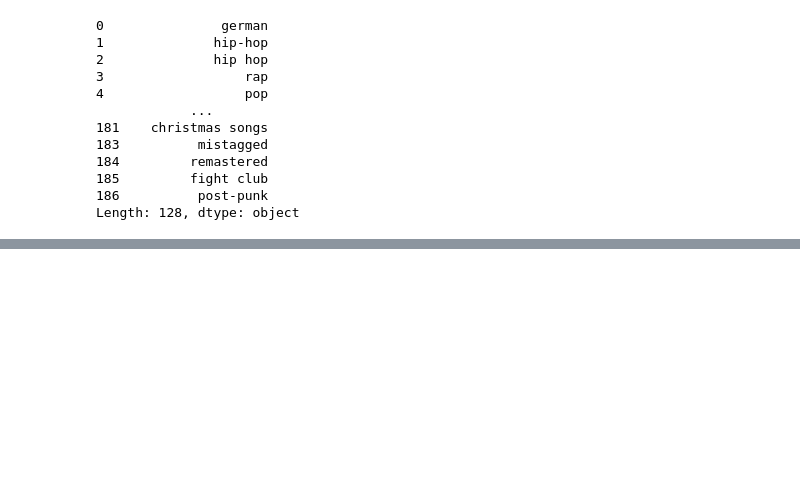
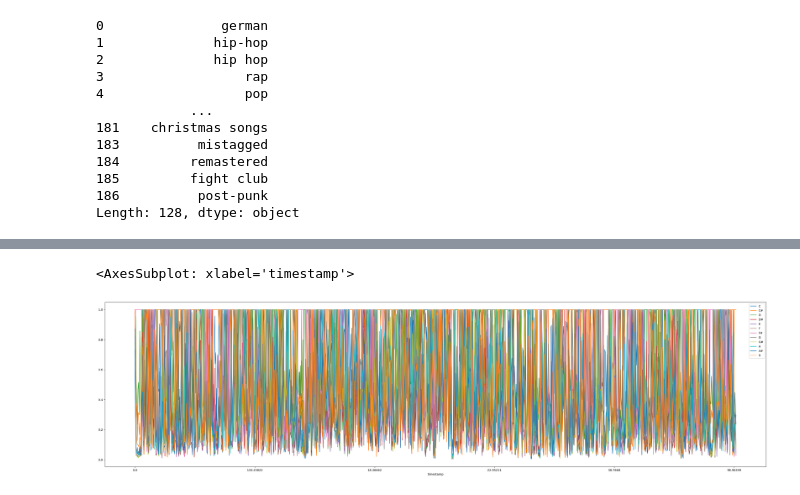
Before and after one commit to fweingartshofer/mc-ml, a Jupyter notebook: project/ml.ipynb, the cells around one changed output, grey strips where cells are left out. Saved outputs shown, nothing was run; the diff lists cells and outputs as text; code cells hidden in the pictures; blank space fills up the shorter version.

Commit message:
#16 preprocess pitches

```diff
--- a/project/ml.ipynb
+++ b/project/ml.ipynb
@@ -94,3 +92,21 @@ tags
 185         fight club
 186          post-punk
 Length: 128, dtype: object
+# %%
+pitch_symbol = ["C", "C#", "D", "D#", "E", "F", "F#", "G", "G#", "A", "A#", "B"]
+
+
+def pitch_trans(p):
+    pitch_frequency = list()
+    for timestamp in p:
+        pitch_dict = {"timestamp": float(timestamp)}
+        for i in range(0, len(p[timestamp])):
+            pitch_dict[pitch_symbol[i]] = p[timestamp][i]
+        pitch_frequency.append(pitch_dict)
+    return pitch_frequency
+
+def pitches_to_dataframe(p):
+    return pd.DataFrame(p).sort_values(by=["timestamp"])
+
+pitches = df["pitches"].apply(pitch_trans)
+df["pitches"] = pitches
@@ -96,0 +115,3 @@ Length: 128, dtype: object
+# %%
+first_song = pitches_to_dataframe(pitches.iloc[0])
+df
@@ -96,0 +137,5 @@ Length: 128, dtype: object
+# %%
+first_song.plot(x="timestamp", figsize=(40, 10))
+# %% [output]
+<AxesSubplot: xlabel='timestamp'>
+[figure, added]
```
Also changed, not shown: parts of 6 cells of this notebook.
